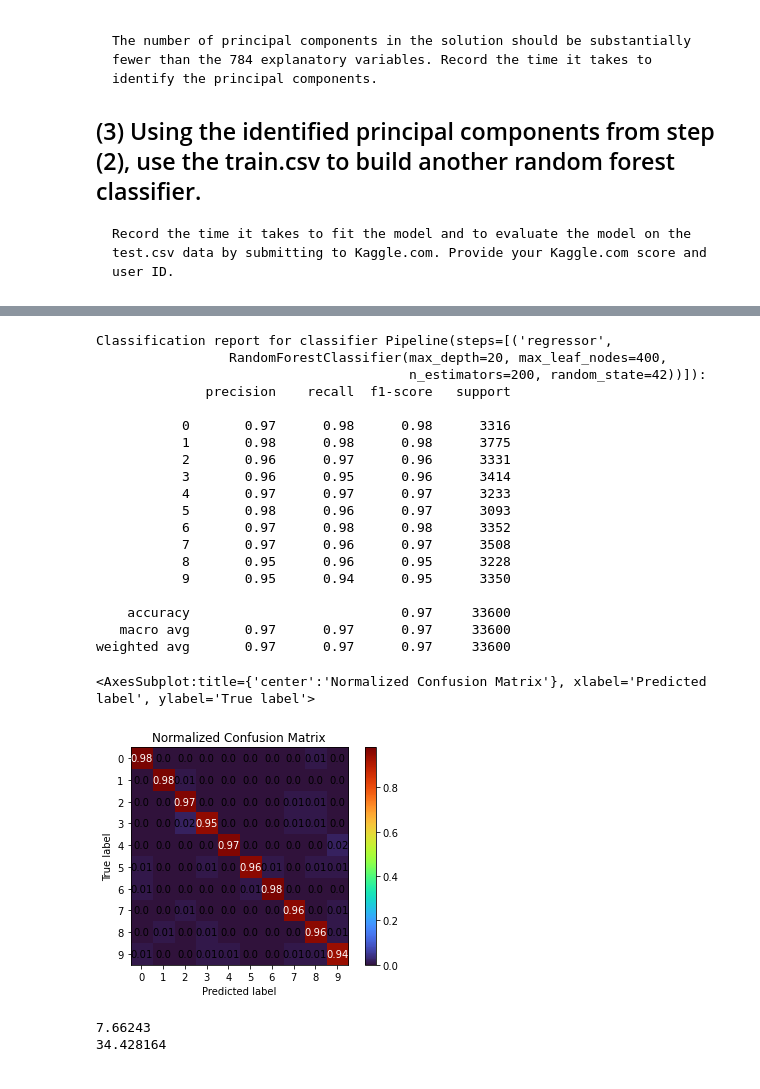
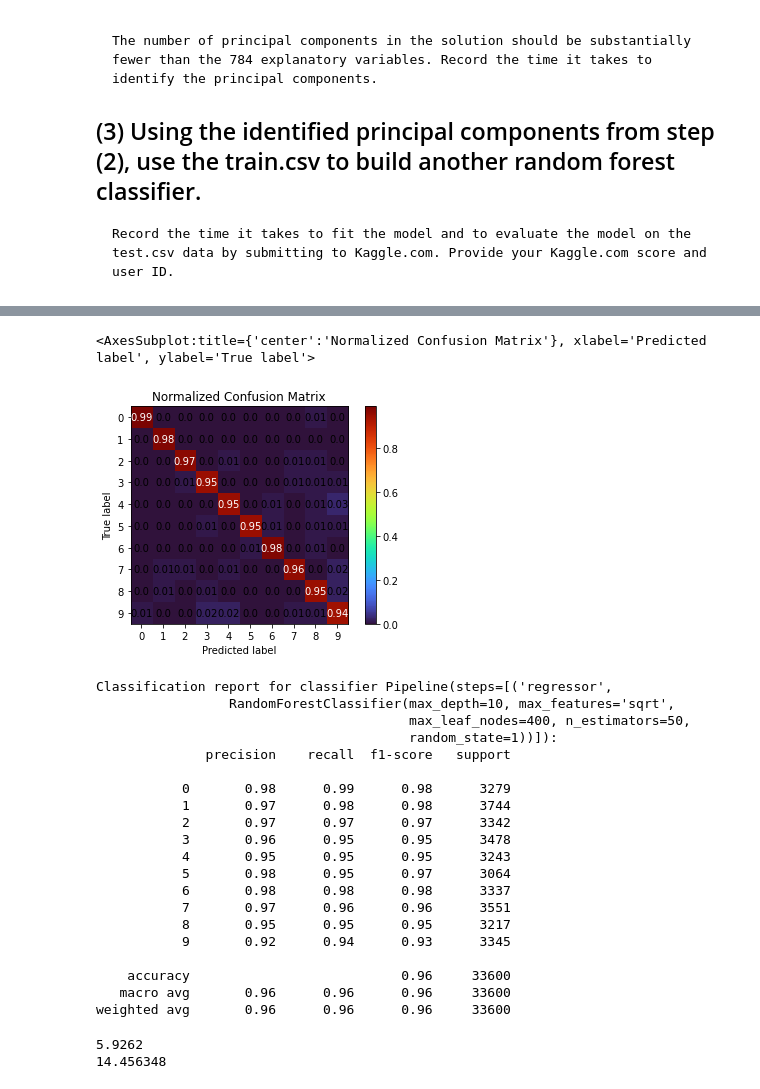
Before and after one commit to bblank70/MSDS422, a Jupyter notebook: Assignment5-Digits.ipynb, the cells around one changed output, grey strips where cells are left out. Cells and saved outputs as stored; diff of their text form; code cells hidden in the pictures.

```diff
--- a/Assignment5-Digits.ipynb
+++ b/Assignment5-Digits.ipynb
@@ -270,39 +325,42 @@ Fitting 10 folds for each of 4 candidates, totalling 40 fits
 # %%
-recovered_pipe = Pipeline([
-        ('regressor', RandomForestClassifier(n_estimators = 200, max_depth=20, max_leaf_nodes =400,  random_state= RANDOM_SEED))
+#builds a pipeline out of the decompressed data; need to decompress to label test set.
+reduced_pipe = Pipeline([
+        ('regressor', RandomForestClassifier(n_estimators = 50, max_depth=10, max_features = 'sqrt', max_leaf_nodes =400,  random_state= RANDOM_SEED))
         ])
 before = datetime.now()
-recovered_pipe.fit(recovered, y_train)
+reduced_pipe.fit(recovered, y_train)
 after = datetime.now()
 
 elapsed = after - before
 recovered_elapsed = elapsed.total_seconds()
-
-recovered_Train_pred =recovered_pipe.predict(recovered)
+#(n_estimators = 200, max_depth=20, max_leaf_nodes =400,  random_state= RANDOM_SEED)
+recovered_train_pred = reduced_pipe.predict(recovered)
+# %%
+skplt.metrics.plot_confusion_matrix(y_train, recovered_train_pred, normalize=True, cmap='turbo')
+# %% [output]
+<AxesSubplot:title={'center':'Normalized Confusion Matrix'}, xlabel='Predicted label', ylabel='True label'>
+[figure, added]
 # %%
-print(f"Classification report for classifier {recovered_pipe}:\n"
-      f"{metrics.classification_report(y_train, recovered_Train_pred)}\n")
-
-skplt.metrics.plot_confusion_matrix(y_train, recovered_Train_pred, normalize=True, cmap='turbo')
+print(f"Classification report for classifier {reduced_pipe}:\n"
+      f"{metrics.classification_report(y_train, recovered_train_pred)}\n")
 # %% [output]
 Classification report for classifier Pipeline(steps=[('regressor',
-                 RandomForestClassifier(max_depth=20, max_leaf_nodes=400,
-                                        n_estimators=200, random_state=42))]):
+                 RandomForestClassifier(max_depth=10, max_features='sqrt',
+                                        max_leaf_nodes=400, n_estimators=50,
+                                        random_state=1))]):
               precision    recall  f1-score   support
 
-           0       0.97      0.98      0.98      3316
-           1       0.98      0.98      0.98      3775
-           2       0.96      0.97      0.96      3331
-           3       0.96      0.95      0.96      3414
-           4       0.97      0.97      0.97      3233
-           5       0.98      0.96      0.97      3093
-           6       0.97      0.98      0.98      3352
-           7       0.97      0.96      0.97      3508
-           8       0.95      0.96      0.95      3228
-           9       0.95      0.94      0.95      3350
+           0       0.98      0.99      0.98      3279
+           1       0.97      0.98      0.98      3744
+           2       0.97      0.97      0.97      3342
+           3       0.96      0.95      0.95      3478
+           4       0.95      0.95      0.95      3243
+           5       0.98      0.95      0.97      3064
+           6       0.98      0.98      0.98      3337
+           7       0.97      0.96      0.96      3551
+           8       0.95      0.95      0.95      3217
+           9       0.92      0.94      0.93      3345
 
-    accuracy                           0.97     33600
-   macro avg       0.97      0.97      0.97     33600
-weighted avg       0.97      0.97      0.97     33600
+    accuracy                           0.96     33600
+   macro avg       0.96      0.96      0.96     33600
+weighted avg       0.96      0.96      0.96     33600
-<AxesSubplot:title={'center':'Normalized Confusion Matrix'}, xlabel='Predicted label', ylabel='True label'>
-[figure, removed]
@@ -309,6 +384,6 @@ weighted avg       0.97      0.97      0.97     33600
 # %%
 print(Forest_elapsed)
-print(recovered_elapsed)
+print(reduced_elapsed)
 # %% [output]
-7.66243
-34.428164
+5.9262
+14.456348
```
Also changed, not shown: parts of 54 cells of this notebook.
